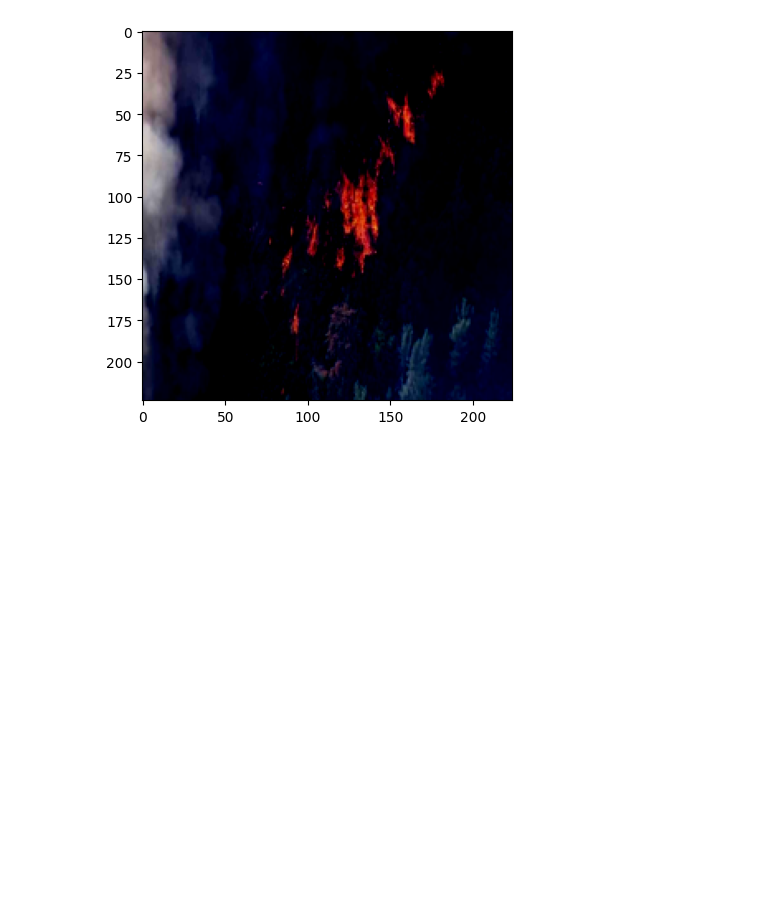
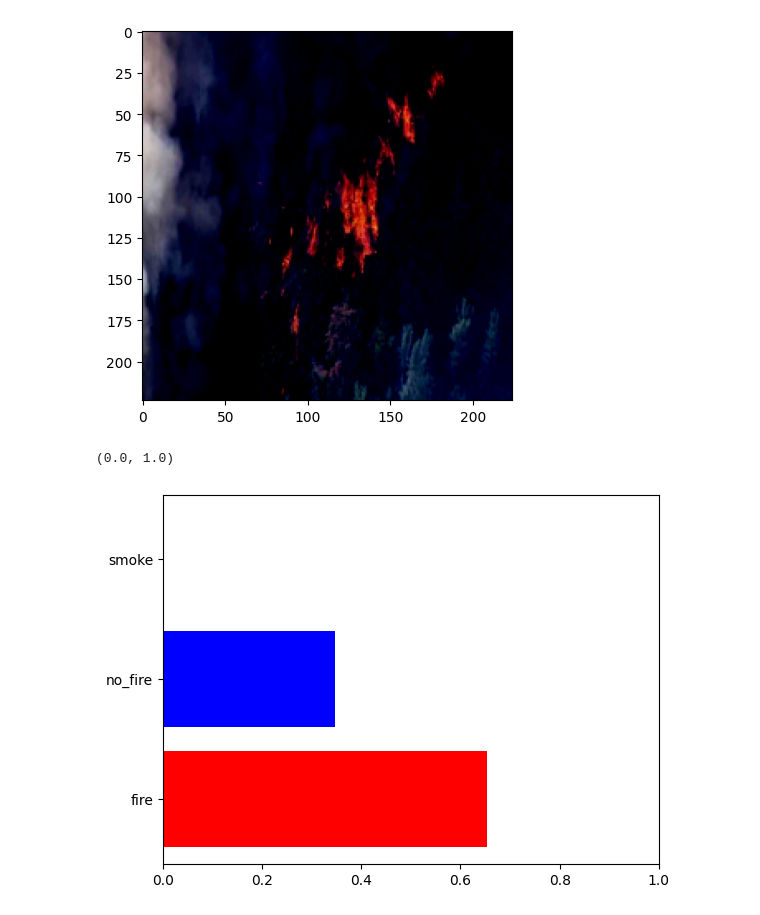
Before and after one commit to UltraArceus3/hack4delta-2023, a Jupyter notebook: src/vit_fire_detection.ipynb, the cells around one changed output. Saved outputs shown, nothing was run; the diff lists cells and outputs as text; code cells hidden in the pictures; blank space fills up the shorter version.

```diff
--- a/src/vit_fire_detection.ipynb
+++ b/src/vit_fire_detection.ipynb
@@ -59 +67,8 @@ def show_attention(img_path):
+# %%
+# Probabilities for both classes: fire and no_fire
+plt.barh(list(id2label.values()), outputs.logits.softmax(-1).squeeze().detach().numpy()[:2], color=["red", "blue", "blue"])
+plt.xlim([0, 1])
+# %% [output]
+(0.0, 1.0)
+[figure, added]
 # %%
```
Also changed, not shown: parts of 9 cells of this notebook, 1 other file.
